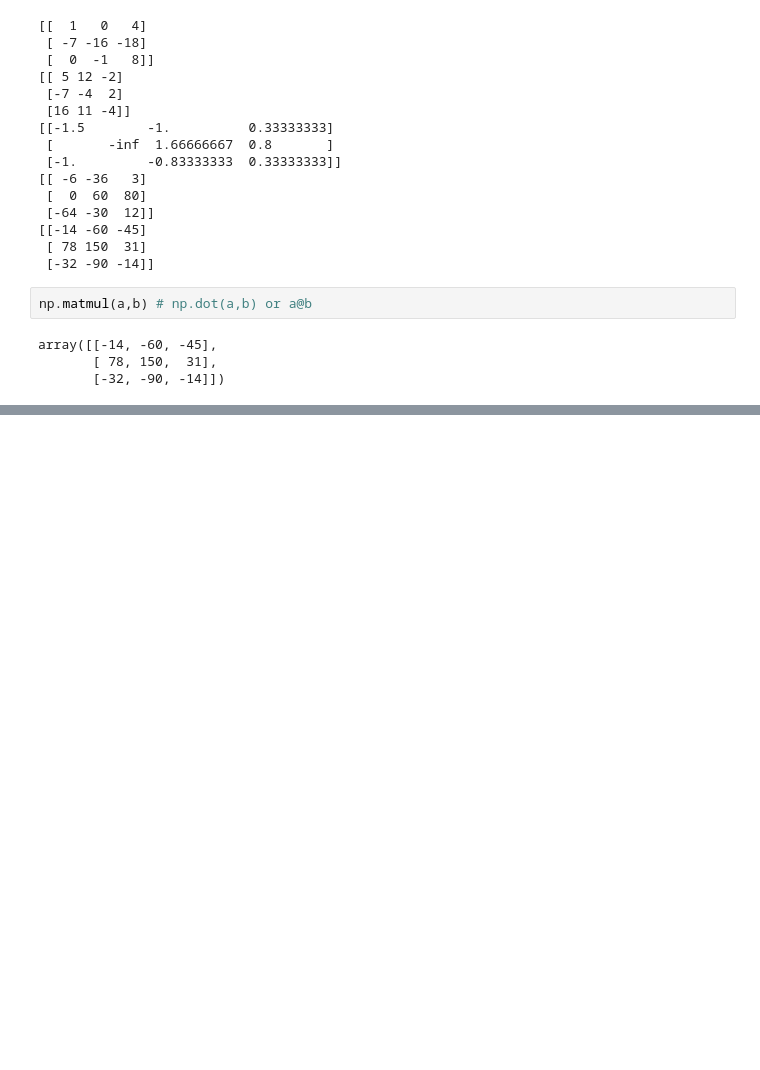
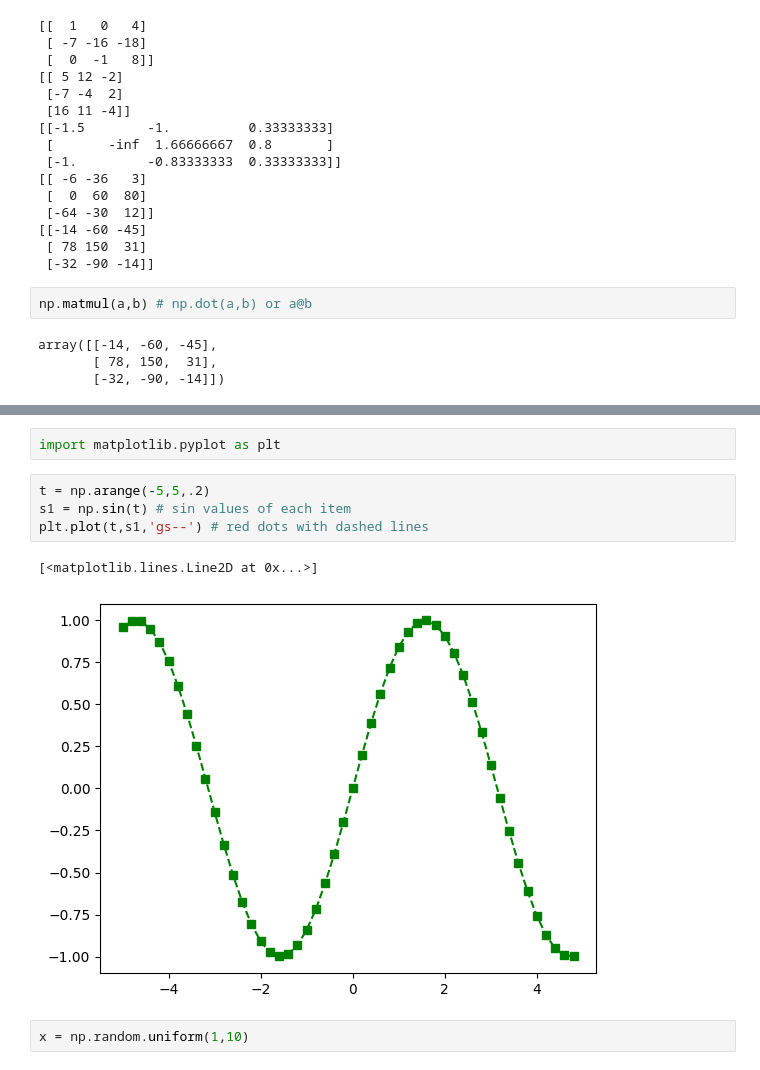
Before and after one commit to ananyacode/digipodiumdatascience, a Jupyter notebook: data analysis/numpybasics.ipynb, the cells around one changed output, grey strips where cells are left out. Cells and saved outputs as stored; diff of their text form; blank space fills up the shorter version.

```diff
--- a/data analysis/numpybasics.ipynb
+++ b/data analysis/numpybasics.ipynb
@@ -187,0 +354,11 @@ array([[-14, -60, -45],
+# %%
+import matplotlib.pyplot as plt
+# %%
+t = np.arange(-5,5,.2)
+s1 = np.sin(t) # sin values of each item
+plt.plot(t,s1,'gs--') # red dots with dashed lines
+# %% [output]
+[<matplotlib.lines.Line2D at 0x...>]
+[figure, added]
+# %%
+x = np.random.uniform(1,10)
```
Also changed, not shown: parts of 14 cells of this notebook, 1 other file.
